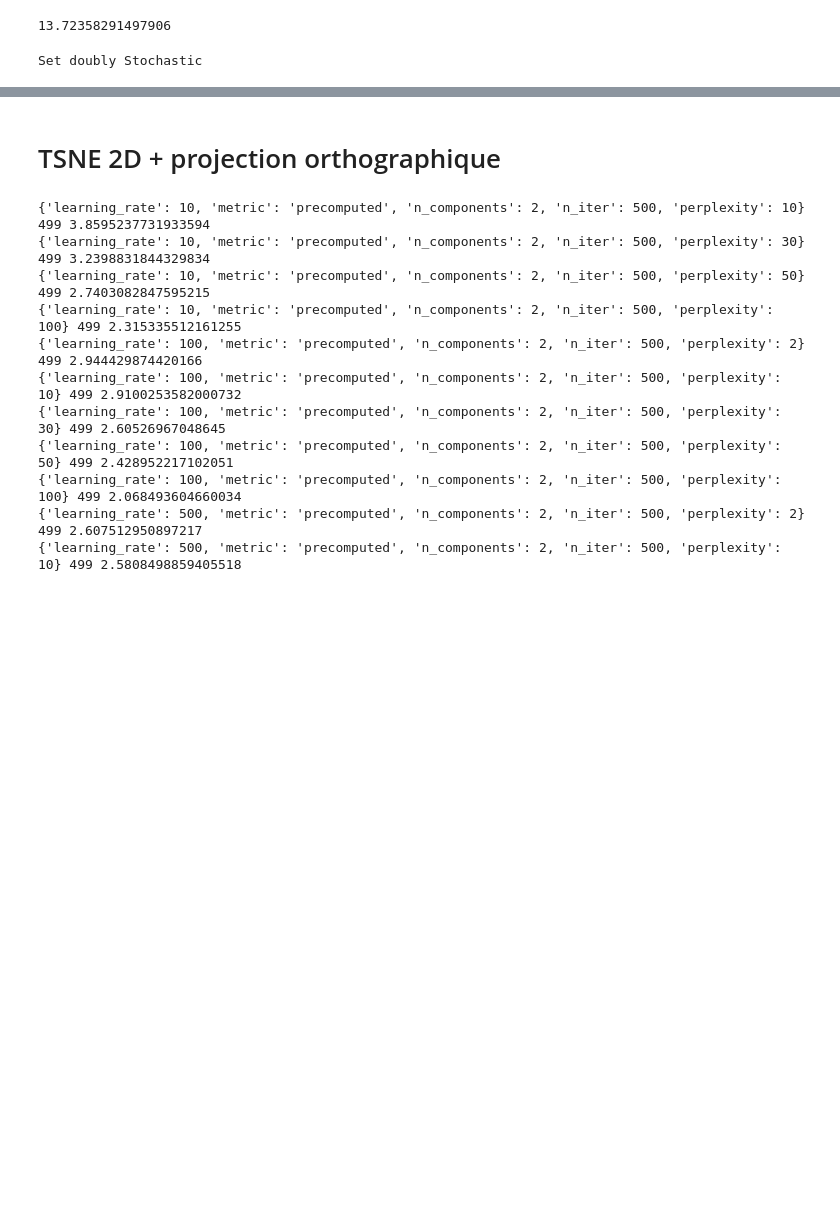
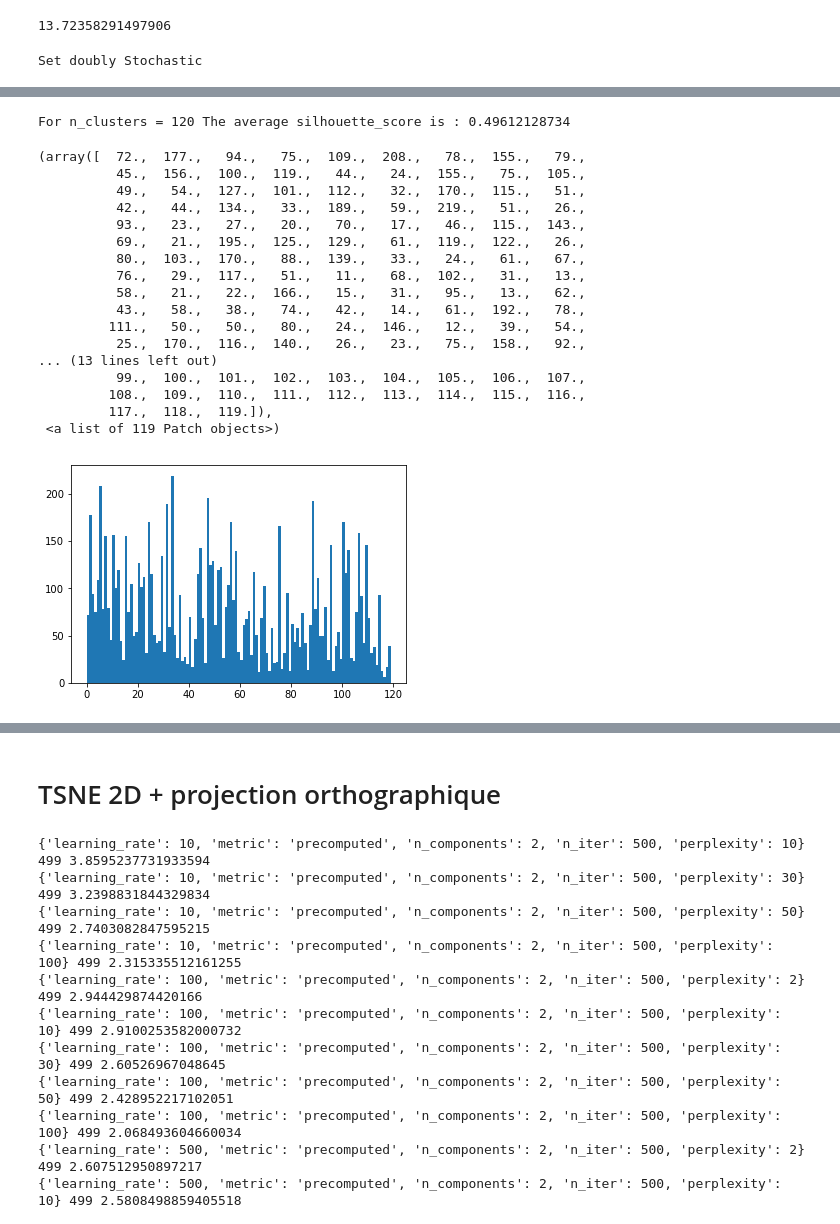
Before and after one commit to Coni63/webGL-movie, a Jupyter notebook: model/Model.ipynb, the cells around one changed output, grey strips where cells are left out. Saved outputs shown, nothing was run; the diff lists cells and outputs as text; code cells hidden in the pictures; blank space fills up the shorter version.

```diff
--- a/model/Model.ipynb
+++ b/model/Model.ipynb
@@ -393,0 +504,30 @@ end.to_csv("../datas/simulation/dosnes_new_weight.csv")
+# %%
+n_clusters = 120
+kmeans = KMeans(init='k-means++', n_clusters = n_clusters, n_init=30)
+kmeans.fit(temp[["X", "Y", "Z"]])
+clusters = kmeans.predict(temp[["X", "Y", "Z"]])
+silhouette_avg = silhouette_score(temp[["X", "Y", "Z"]], clusters)
+print("For n_clusters =", n_clusters, "The average silhouette_score is :", silhouette_avg)
+# %% [output]
+For n_clusters = 120 The average silhouette_score is : 0.49612128734
+# %%
+plt.hist(clusters, bins = n_clusters-1)
+# %% [output]
+(array([  72.,  177.,   94.,   75.,  109.,  208.,   78.,  155.,   79.,
+          45.,  156.,  100.,  119.,   44.,   24.,  155.,   75.,  105.,
+          49.,   54.,  127.,  101.,  112.,   32.,  170.,  115.,   51.,
+          42.,   44.,  134.,   33.,  189.,   59.,  219.,   51.,   26.,
+          93.,   23.,   27.,   20.,   70.,   17.,   46.,  115.,  143.,
+          69.,   21.,  195.,  125.,  129.,   61.,  119.,  122.,   26.,
+          80.,  103.,  170.,   88.,  139.,   33.,   24.,   61.,   67.,
+          76.,   29.,  117.,   51.,   11.,   68.,  102.,   31.,   13.,
+          58.,   21.,   22.,  166.,   15.,   31.,   95.,   13.,   62.,
+          43.,   58.,   38.,   74.,   42.,   14.,   61.,  192.,   78.,
+         111.,   50.,   50.,   80.,   24.,  146.,   12.,   39.,   54.,
+          25.,  170.,  116.,  140.,   26.,   23.,   75.,  158.,   92.,
+... (13 lines left out)
+          99.,  100.,  101.,  102.,  103.,  104.,  105.,  106.,  107.,
+         108.,  109.,  110.,  111.,  112.,  113.,  114.,  115.,  116.,
+         117.,  118.,  119.]),
+ <a list of 119 Patch objects>)
+[figure, added]
```
Also changed, not shown: parts of 15 cells of this notebook, 1 other file.
